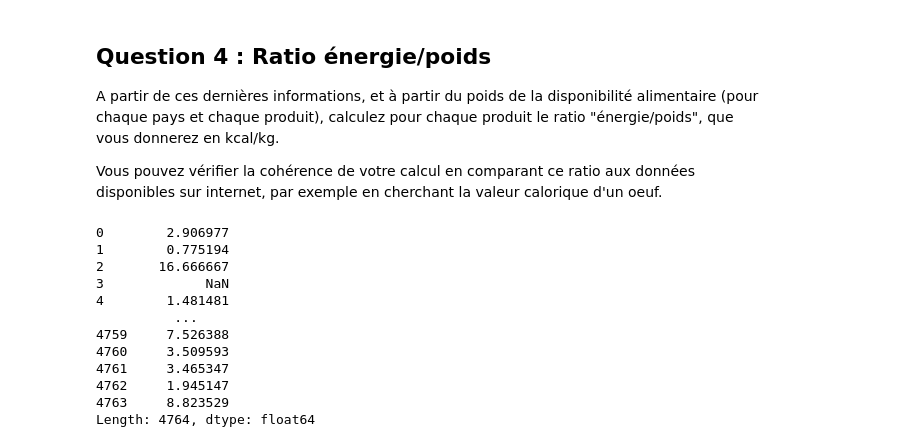
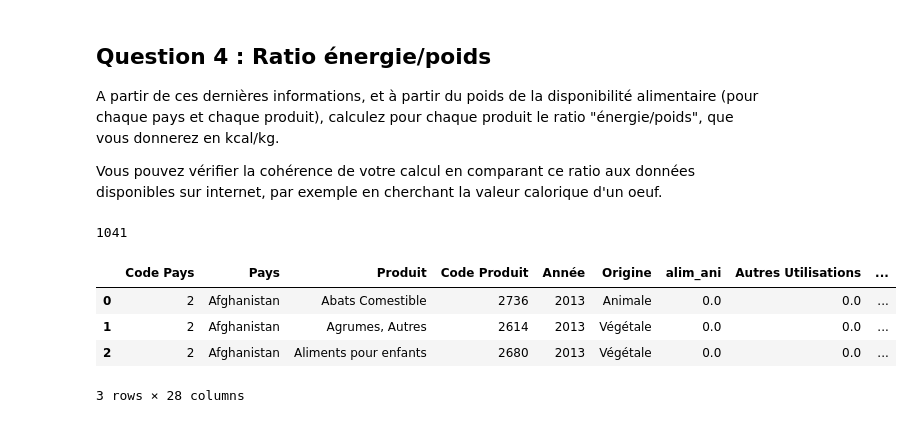
Before and after one commit to Tarik37/FAO_Project_Tarik_FengFeng, a Jupyter notebook: FAO_Data_Analyse_Fengfeng_Tarik.ipynb, the cells around one changed output. Saved outputs shown, nothing was run; the diff lists cells and outputs as text; code cells hidden in the pictures.

```diff
--- a/FAO_Data_Analyse_Fengfeng_Tarik.ipynb
+++ b/FAO_Data_Analyse_Fengfeng_Tarik.ipynb
@@ -316,20 +316,22 @@ aliments.head(5)
 <p>A partir de ces dernières informations, et à partir du poids de la disponibilité alimentaire (pour  chaque pays et chaque produit), calculez pour chaque produit le ratio "énergie/poids", que vous
 donnerez en kcal/kg.</p>
 <p>Vous pouvez vérifier la cohérence de votre calcul en comparant ce ratio aux  données disponibles sur internet, par exemple en cherchant la valeur calorique d'un oeuf.</p>
-# %%
-# Ration energie poids
-ratio_kcal_kg = aliments['dispo_alim_kcal_an'] / aliments['dispo_alim_kg_an']
-ratio_kcal_kg
-# %% [output]
-0        2.906977
-1        0.775194
-2       16.666667
-3             NaN
-4        1.481481
-          ...
-4759     7.526388
-4760     3.509593
-4761     3.465347
-4762     1.945147
-4763     8.823529
-Length: 4764, dtype: float64
+# %%
+# Ration energie poids
+ratio_energie_poids = aliments['dispo_alim_kcal_an'] / aliments['dispo_alim_kg_an']
+ratio_energie_poids
+
+# vérification et suppression des NaN
+
+print(ratio_energie_poids.isna().sum())
+ratio_energie_poids.dropna(axis='rows', inplace=True)
+ratio_energie_poids.isna().sum()
+aliments['ratio_energie_poids'] = ratio_energie_poids
+aliments.head(3)
+# %% [output]
+1041
+|  | Code Pays | Pays | Produit | Code Produit | Année | Origine | alim_ani | Autres Utilisations | ... |
+| 0 | 2 | Afghanistan | Abats Comestible | 2736 | 2013 | Animale | 0.0 | 0.0 | ... |
+| 1 | 2 | Afghanistan | Agrumes, Autres | 2614 | 2013 | Végétale | 0.0 | 0.0 | ... |
+| 2 | 2 | Afghanistan | Aliments pour enfants | 2680 | 2013 | Végétale | 0.0 | 0.0 | ... |
+3 rows × 28 columns
```
Also changed, not shown: parts of 4 cells of this notebook.
